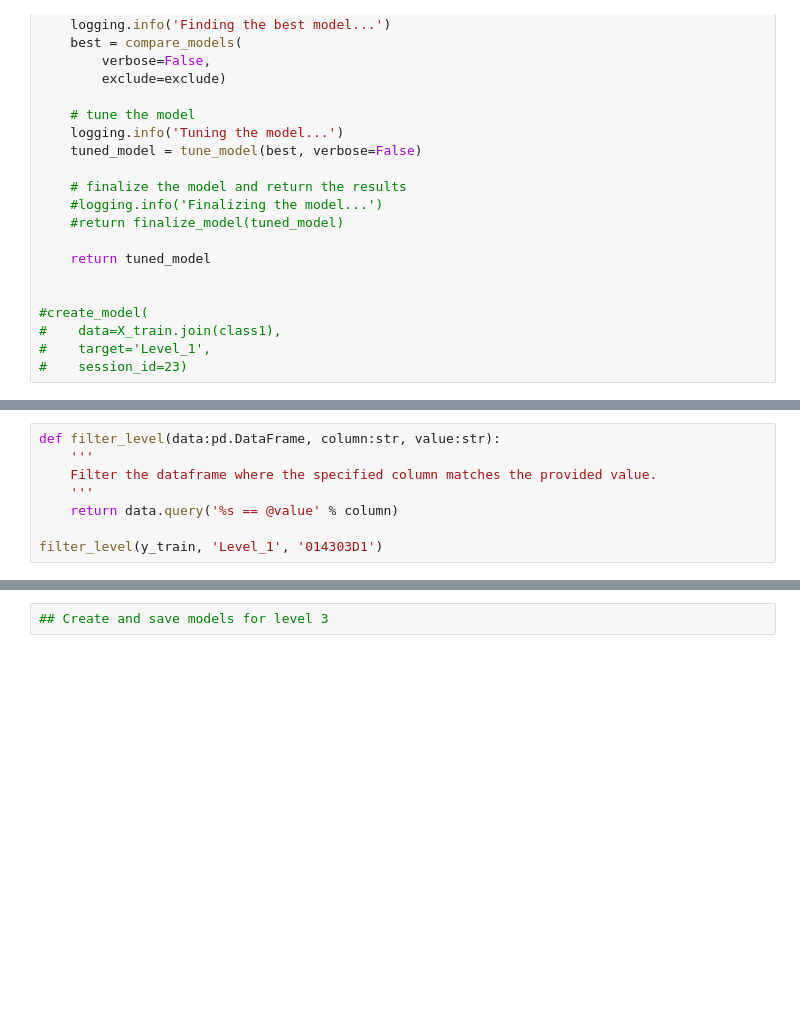
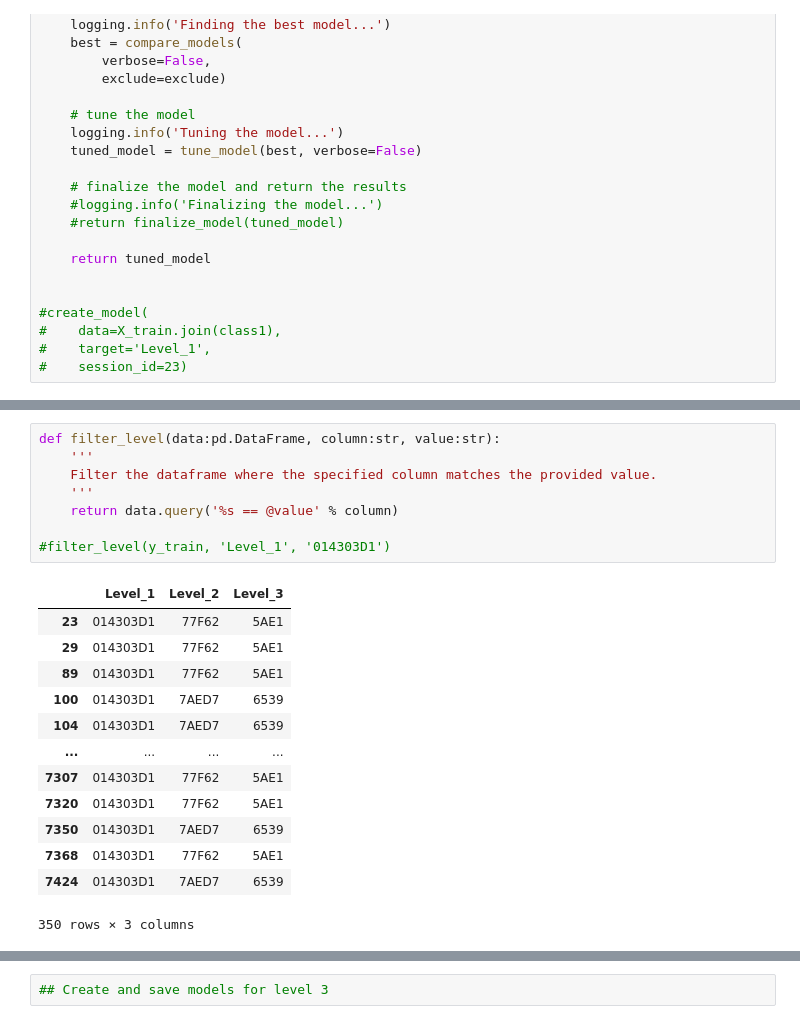
Before and after one commit to JohnnyFoulds/DSM030-2021-OCT, a Jupyter notebook: coursework_01/solution.ipynb, the cells around one changed output, grey strips where cells are left out. Cells and saved outputs as stored; diff of their text form; blank space fills up the shorter version.

```diff
--- a/coursework_01/solution.ipynb
+++ b/coursework_01/solution.ipynb
@@ -508,11 +580,25 @@ get_level_values(y_train, 'Level_1')
 # %%
 def filter_level(data:pd.DataFrame, column:str, value:str):
     '''
     Filter the dataframe where the specified column matches the provided value.
     '''
     return data.query('%s == @value' % column)
 
-filter_level(y_train, 'Level_1', '014303D1')
+#filter_level(y_train, 'Level_1', '014303D1')
+# %% [output]
+|  | Level_1 | Level_2 | Level_3 |
+| 23 | 014303D1 | 77F62 | 5AE1 |
+| 29 | 014303D1 | 77F62 | 5AE1 |
+| 89 | 014303D1 | 77F62 | 5AE1 |
+| 100 | 014303D1 | 7AED7 | 6539 |
+| 104 | 014303D1 | 7AED7 | 6539 |
+| ... | ... | ... | ... |
+| 7307 | 014303D1 | 77F62 | 5AE1 |
+| 7320 | 014303D1 | 77F62 | 5AE1 |
+| 7350 | 014303D1 | 7AED7 | 6539 |
+| 7368 | 014303D1 | 77F62 | 5AE1 |
+| 7424 | 014303D1 | 7AED7 | 6539 |
+350 rows × 3 columns
 # %%
 def create_level_model(data:pd.DataFrame, features:pd.DataFrame, target:str, parent:str, parent_value:str, session_id:int=None, exclude=None):
     '''
```
Also changed, not shown: parts of 22 cells of this notebook, 4 other files.
